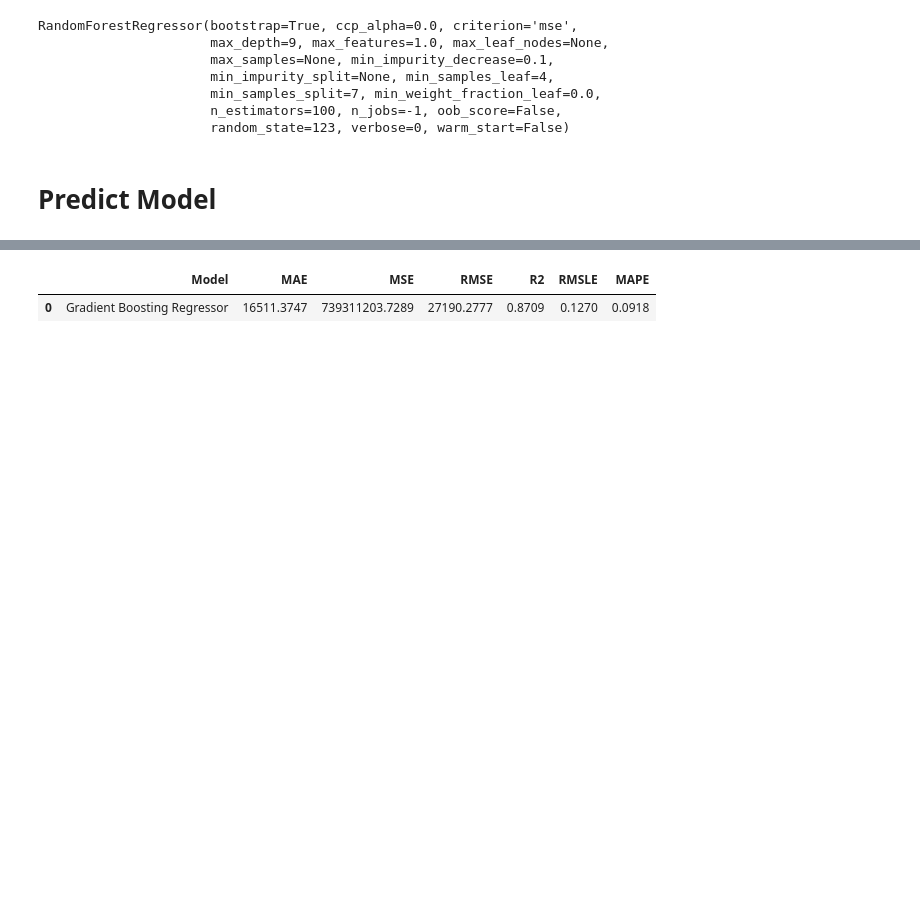
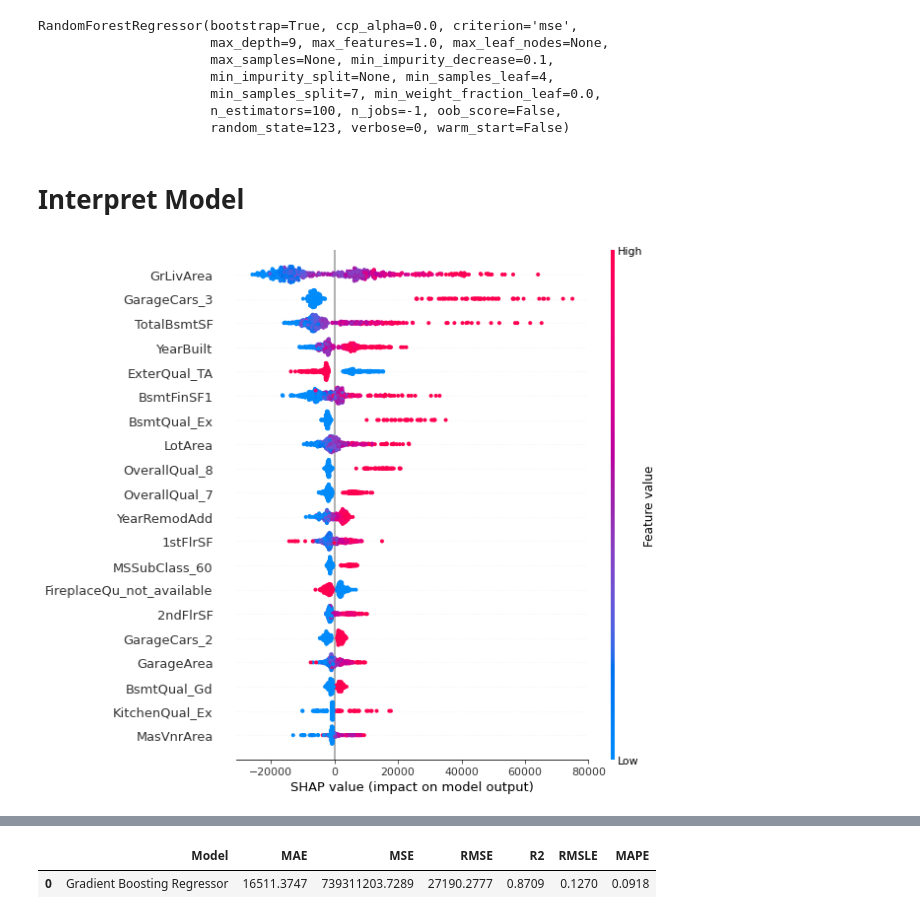
Before and after one commit to felipefiorini/HP_ART, a Jupyter notebook: notebooks/house-prices-auto-ml-pycaret.ipynb, the cells around one changed output, grey strips where cells are left out. Saved outputs shown, nothing was run; the diff lists cells and outputs as text; code cells hidden in the pictures; blank space fills up the shorter version.

```diff
--- a/notebooks/house-prices-auto-ml-pycaret.ipynb
+++ b/notebooks/house-prices-auto-ml-pycaret.ipynb
@@ -175,4 +175,8 @@ RandomForestRegressor(bootstrap=True, ccp_alpha=0.0, criterion='mse',
                       n_estimators=100, n_jobs=-1, oob_score=False,
                       random_state=123, verbose=0, warm_start=False)
 # %% [markdown]
-# Predict Model
+# Interpret Model
+# %%
+interpret_model(model_lgbm)
+# %% [output]
+[figure, added]
```
Also changed, not shown: parts of 2 cells of this notebook.
